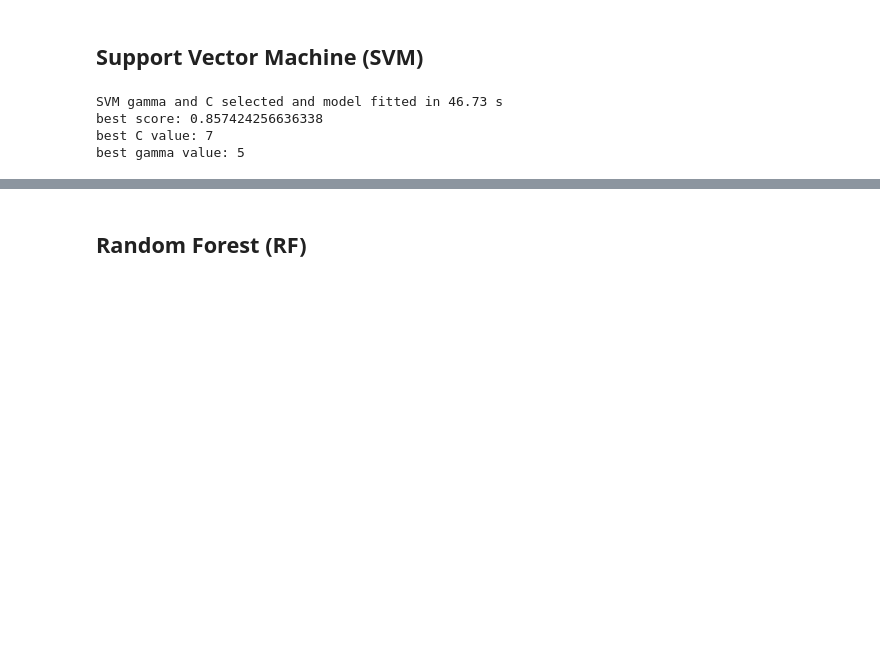
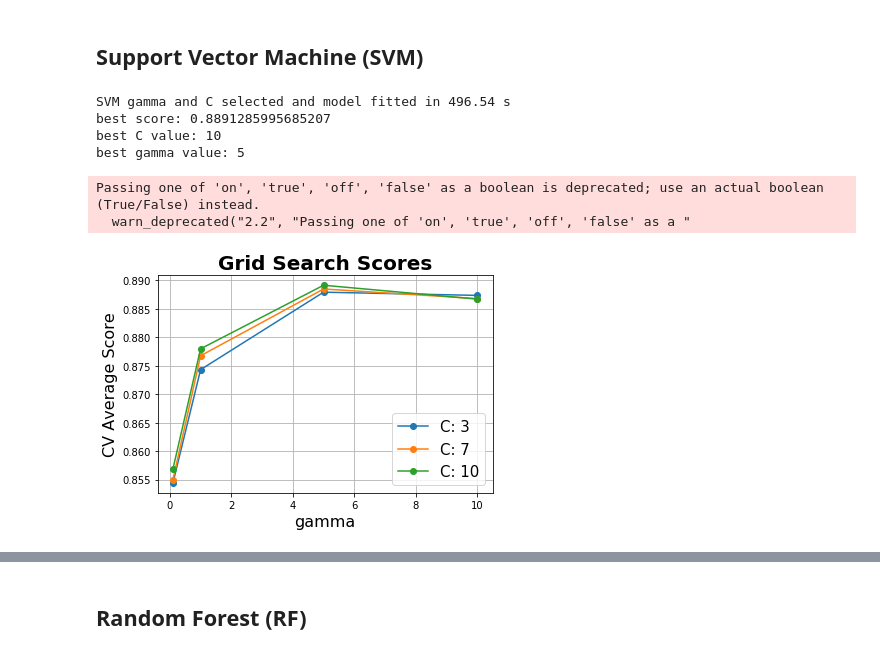
Before and after one commit to ansel-z/CX4240-Cancer-Cell-Classfication-Project, a Jupyter notebook: Classification.ipynb, the cells around one changed output, grey strips where cells are left out. Cells and saved outputs as stored; diff of their text form; code cells hidden in the pictures; blank space fills up the shorter version.

```diff
--- a/Classification.ipynb
+++ b/Classification.ipynb
@@ -123,18 +125,45 @@ def get_errors(prediction, label):
     true_negative = total_negative - false_positive
     accuracy = np.round((true_positive + true_negative) /
                                        (total_positive + total_negative), decimals=3)
+    recall =  np.round(true_positive / (true_positive + false_positive), decimals=3)
+    precision = np.round(true_positive / (true_positive + false_negative), decimals=3)
+
     print('True Positive:  ',true_positive)
     print('False Positive: ',false_positive)
     print('True Negative:  ',true_negative)
     print('False Negative: ',false_negative)
+    print('Precision:      ', precision)
+    print('Recall:         ',recall )
     print('Accuracy:       ',accuracy)
     return accuracy
+
+
+def plot_grid_search(cv_results, grid_param_1, grid_param_2, name_param_1, name_param_2):
+    # Get Test Scores Mean and std for each grid search
+    scores_mean = cv_results['mean_test_score']
+    scores_mean = np.array(scores_mean).reshape(len(grid_param_2),len(grid_param_1))
+
+    scores_sd = cv_results['std_test_score']
+    scores_sd = np.array(scores_sd).reshape(len(grid_param_2),len(grid_param_1))
+
+    # Plot Grid search scores
+    _, ax = plt.subplots(1,1)
+
+    # Param1 is the X-axis, Param 2 is represented as a different curve (color line)
+    for idx, val in enumerate(grid_param_2):
+        ax.plot(grid_param_1, scores_mean[idx,:], '-o', label= name_param_2 + ': ' + str(val))
+
+    ax.set_title("Grid Search Scores", fontsize=20, fontweight='bold')
+    ax.set_xlabel(name_param_1, fontsize=16)
+    ax.set_ylabel('CV Average Score', fontsize=16)
+    ax.legend(loc="best", fontsize=15)
+    ax.grid('on')
 # %% [markdown]
 ## Support Vector Machine (SVM)
 # %%
 # SVM
 # Tuning the hyperparameters
-param_grid =  {'C': [7], 'gamma': [5], 'kernel': ['rbf'], 'probability':[True]}
+param_grid =  {'C': [3,7,10], 'gamma': [.1,1,5,10], 'kernel': ['rbf'], 'probability':[True]}
 SV_clf = GridSearchCV(svm.SVC(), param_grid, cv=5)
 t0 = time.time()
 SV_clf.fit(train_data, label_train)
@@ -150,10 +179,20 @@ print('best score:', SV_clf.best_score_)
 print('best C value:', svm_c)
 print('best gamma value:', svm_gamma)
 # %% [output]
-SVM gamma and C selected and model fitted in 46.73 s
-best score: 0.857424256636338
-best C value: 7
+SVM gamma and C selected and model fitted in 496.54 s
+best score: 0.8891285995685207
+best C value: 10
 best gamma value: 5
+# %%
+Cs = [3,7,10]
+Gammas = [.1,1,5,10]
+
+# visualizing gridsearch
+plot_grid_search(SV_clf.cv_results_, Gammas, Cs, 'gamma', 'C')
+# %% [output]
+Passing one of 'on', 'true', 'off', 'false' as a boolean is deprecated; use an actual boolean (True/False) instead.
+  warn_deprecated("2.2", "Passing one of 'on', 'true', 'off', 'false' as a "
+[figure, added]
 # %%
 # see how it works on the training data
 print('SVM Results')
```
Also changed, not shown: parts of 15 cells of this notebook.
